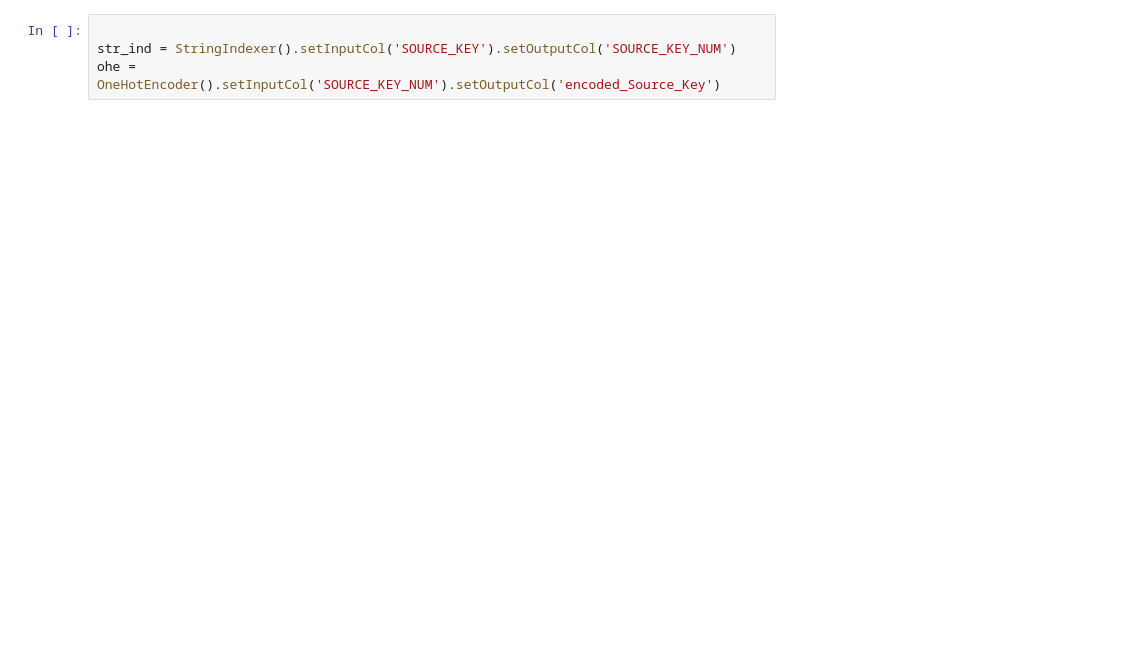
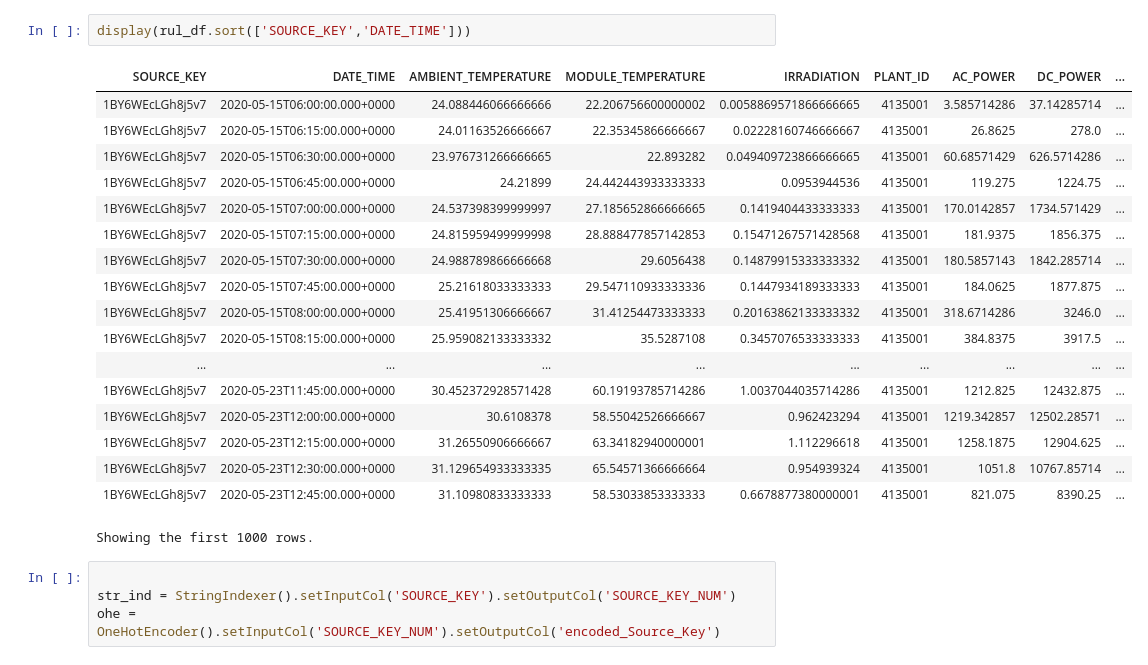
Before and after one commit to rajkothari-3156/SolarPower-SparkStreaming, a Jupyter notebook: MachineLearning/SolarPower-RULPreprocessing.ipynb, the cells around one changed output. Drawn from its saved outputs; the diff is of its cells as text; blank space fills up the shorter version.

```diff
--- a/MachineLearning/SolarPower-RULPreprocessing.ipynb
+++ b/MachineLearning/SolarPower-RULPreprocessing.ipynb
@@ -131,5 +114,26 @@ rul_df = rul_df.filter(col('RUL')>=1440)
 # %% [output]
 [interactive output not drawn]
+# %%
+display(rul_df.sort(['SOURCE_KEY','DATE_TIME']))
+# %% [output]
+| SOURCE_KEY | DATE_TIME | AMBIENT_TEMPERATURE | MODULE_TEMPERATURE | IRRADIATION | PLANT_ID | AC_POWER | DC_POWER | ... |
+| 1BY6WEcLGh8j5v7 | 2020-05-15T06:00:00.000+0000 | 24.088446066666666 | 22.206756600000002 | 0.0058869571866666665 | 4135001 | 3.585714286 | 37.14285714 | ... |
+| 1BY6WEcLGh8j5v7 | 2020-05-15T06:15:00.000+0000 | 24.01163526666667 | 22.35345866666667 | 0.02228160746666667 | 4135001 | 26.8625 | 278.0 | ... |
+| 1BY6WEcLGh8j5v7 | 2020-05-15T06:30:00.000+0000 | 23.976731266666665 | 22.893282 | 0.049409723866666665 | 4135001 | 60.68571429 | 626.5714286 | ... |
+| 1BY6WEcLGh8j5v7 | 2020-05-15T06:45:00.000+0000 | 24.21899 | 24.442443933333333 | 0.0953944536 | 4135001 | 119.275 | 1224.75 | ... |
+| 1BY6WEcLGh8j5v7 | 2020-05-15T07:00:00.000+0000 | 24.537398399999997 | 27.185652866666665 | 0.1419404433333333 | 4135001 | 170.0142857 | 1734.571429 | ... |
+| 1BY6WEcLGh8j5v7 | 2020-05-15T07:15:00.000+0000 | 24.815959499999998 | 28.888477857142853 | 0.15471267571428568 | 4135001 | 181.9375 | 1856.375 | ... |
+| 1BY6WEcLGh8j5v7 | 2020-05-15T07:30:00.000+0000 | 24.988789866666668 | 29.6056438 | 0.14879915333333332 | 4135001 | 180.5857143 | 1842.285714 | ... |
+| 1BY6WEcLGh8j5v7 | 2020-05-15T07:45:00.000+0000 | 25.21618033333333 | 29.547110933333336 | 0.1447934189333333 | 4135001 | 184.0625 | 1877.875 | ... |
+| 1BY6WEcLGh8j5v7 | 2020-05-15T08:00:00.000+0000 | 25.41951306666667 | 31.41254473333333 | 0.20163862133333332 | 4135001 | 318.6714286 | 3246.0 | ... |
+| 1BY6WEcLGh8j5v7 | 2020-05-15T08:15:00.000+0000 | 25.959082133333332 | 35.5287108 | 0.3457076533333333 | 4135001 | 384.8375 | 3917.5 | ... |
+| ... | ... | ... | ... | ... | ... | ... | ... | ... |
+| 1BY6WEcLGh8j5v7 | 2020-05-23T11:45:00.000+0000 | 30.452372928571428 | 60.19193785714286 | 1.0037044035714286 | 4135001 | 1212.825 | 12432.875 | ... |
+| 1BY6WEcLGh8j5v7 | 2020-05-23T12:00:00.000+0000 | 30.6108378 | 58.55042526666667 | 0.962423294 | 4135001 | 1219.342857 | 12502.28571 | ... |
+| 1BY6WEcLGh8j5v7 | 2020-05-23T12:15:00.000+0000 | 31.26550906666667 | 63.34182940000001 | 1.112296618 | 4135001 | 1258.1875 | 12904.625 | ... |
+| 1BY6WEcLGh8j5v7 | 2020-05-23T12:30:00.000+0000 | 31.129654933333335 | 65.54571366666664 | 0.954939324 | 4135001 | 1051.8 | 10767.85714 | ... |
+| 1BY6WEcLGh8j5v7 | 2020-05-23T12:45:00.000+0000 | 31.10980833333333 | 58.53033853333333 | 0.6678877380000001 | 4135001 | 821.075 | 8390.25 | ... |
+Showing the first 1000 rows.
 # %%
 
 str_ind = StringIndexer().setInputCol('SOURCE_KEY').setOutputCol('SOURCE_KEY_NUM')
```
Also changed, not shown: parts of 10 cells of this notebook, 1 other file.
